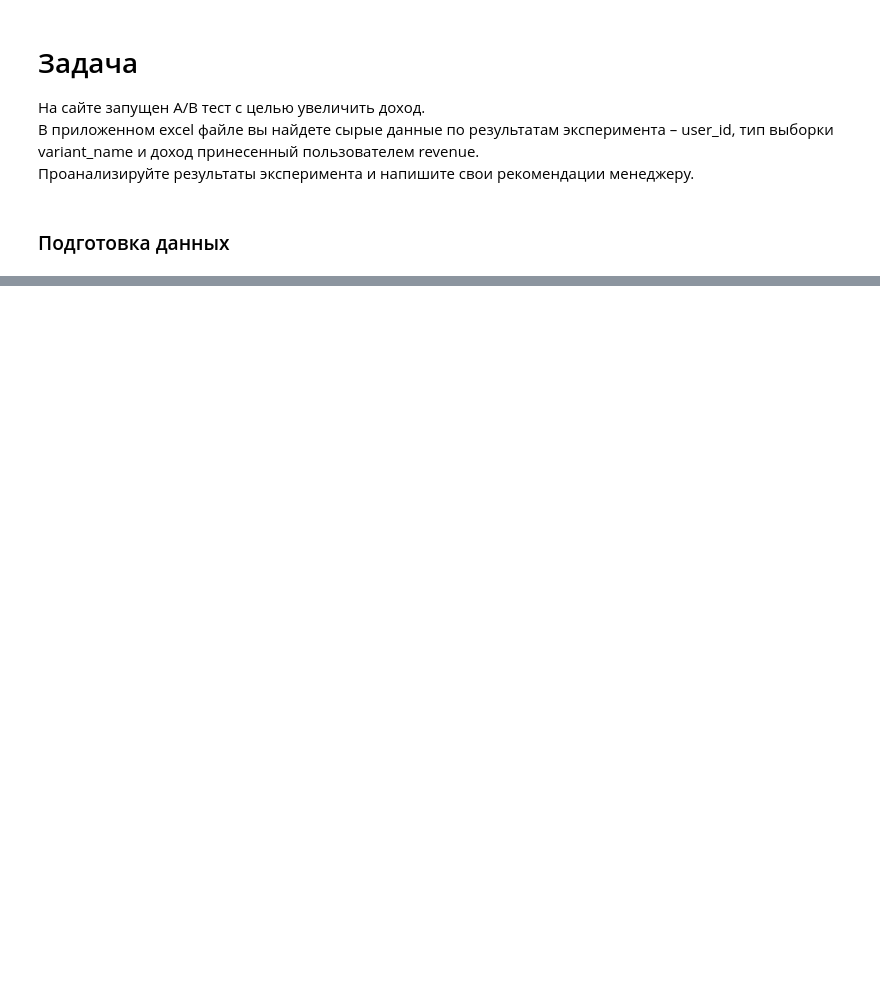
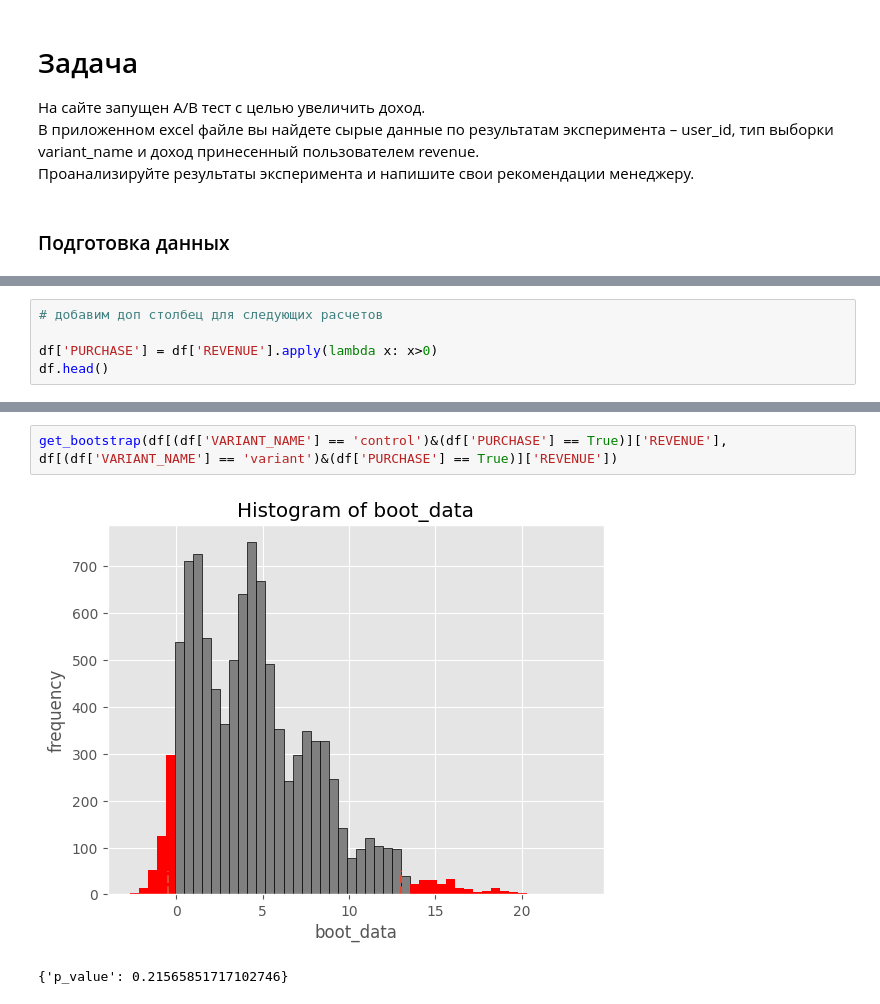
Before and after one commit to MaryVecherik/AB-test-seminars-homework, a Jupyter notebook: seminar8/homework8.ipynb, the cells around one changed output, grey strips where cells are left out. Saved outputs shown, nothing was run; the diff lists cells and outputs as text; blank space fills up the shorter version.

```diff
--- a/seminar8/homework8.ipynb
+++ b/seminar8/homework8.ipynb
@@ -25,0 +179,5 @@ FileNotFoundError: [Errno 2] No such file or directory: 'AB_Test_Results'
+# %%
+# добавим доп столбец для следующих расчетов
+
+df['PURCHASE'] = df['REVENUE'].apply(lambda x: x>0)
+df.head()
@@ -25,0 +318,5 @@ FileNotFoundError: [Errno 2] No such file or directory: 'AB_Test_Results'
+# %%
+get_bootstrap(df[(df['VARIANT_NAME'] == 'control')&(df['PURCHASE'] == True)]['REVENUE'], df[(df['VARIANT_NAME'] == 'variant')&(df['PURCHASE'] == True)]['REVENUE'])
+# %% [output]
+[figure, added]
+{'p_value': 0.21565851717102746}
```
Also changed, not shown: parts of 36 cells of this notebook.
